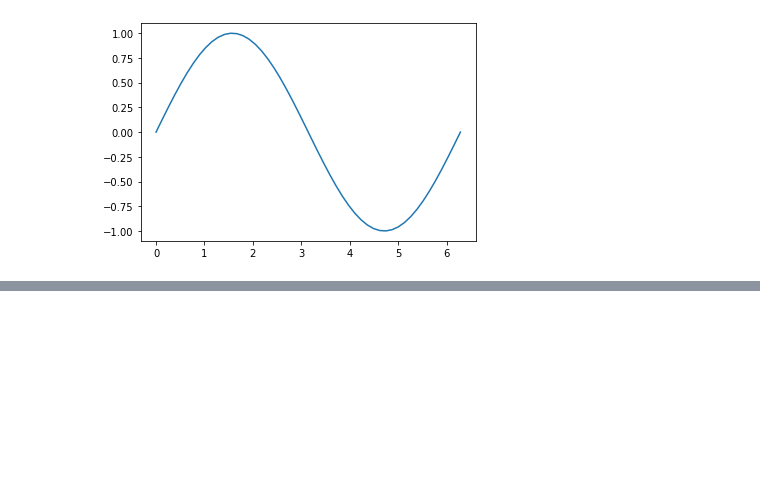
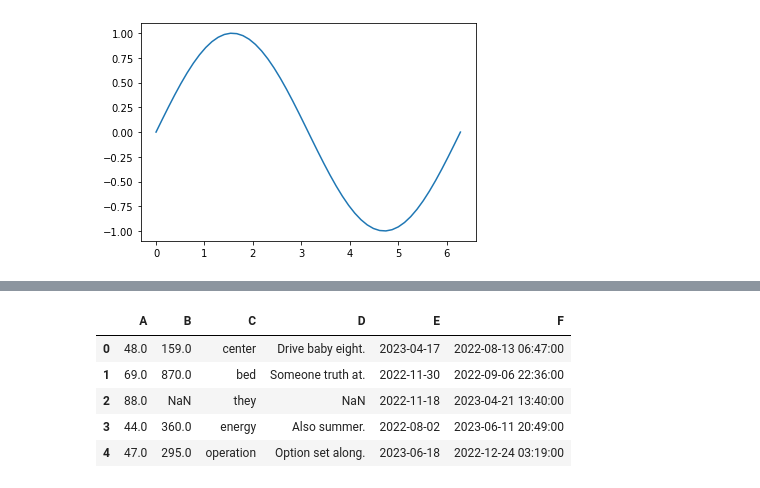
Before and after one commit to ow-gryphon/gryphon-analytics-basic, a Jupyter notebook: template/notebooks/[template] load_and_save_data.ipynb, the cells around one changed output, grey strips where cells are left out. Saved outputs shown, nothing was run; the diff lists cells and outputs as text; code cells hidden in the pictures; blank space fills up the shorter version.

```diff
--- a/template/notebooks/[template] load_and_save_data.ipynb
+++ b/template/notebooks/[template] load_and_save_data.ipynb
@@ -240,0 +314,9 @@ loaded_pickle['my_figure']
+# %%
+pd.read_csv("sample_input/dtype_test_file.csv", dtype = {'A': float}, parse_dates=['F'], date_format="%m/%d/%y %I:%M %p").head()
+# %% [output]
+|  | A | B | C | D | E | F |
+| 0 | 48.0 | 159.0 | center | Drive baby eight. | 2023-04-17 | 2022-08-13 06:47:00 |
+| 1 | 69.0 | 870.0 | bed | Someone truth at. | 2022-11-30 | 2022-09-06 22:36:00 |
+| 2 | 88.0 | NaN | they | NaN | 2022-11-18 | 2023-04-21 13:40:00 |
+| 3 | 44.0 | 360.0 | energy | Also summer. | 2022-08-02 | 2023-06-11 20:49:00 |
+| 4 | 47.0 | 295.0 | operation | Option set along. | 2023-06-18 | 2022-12-24 03:19:00 |
```
Also changed, not shown: parts of 17 cells of this notebook, 47 other files.
